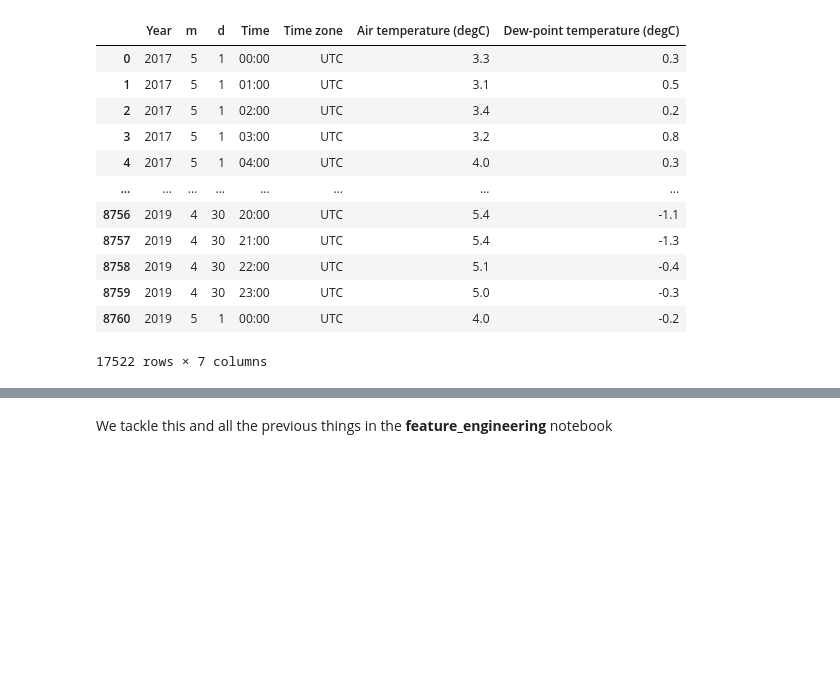
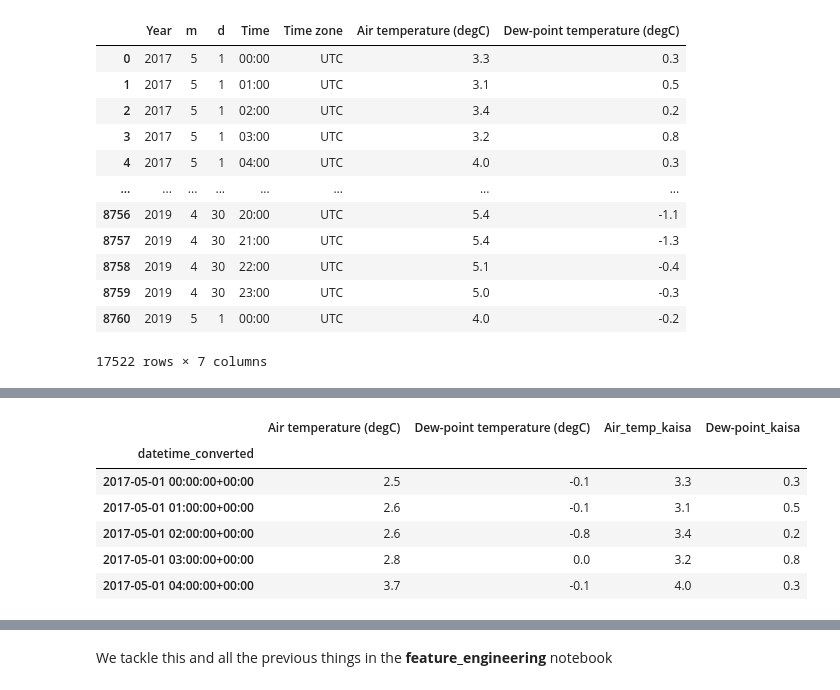
Before and after one commit to screwdriver66/solar_prod_suvilahti, a Jupyter notebook: data_analysis.ipynb, the cells around one changed output, grey strips where cells are left out. Drawn from its saved outputs; the diff is of its cells as text; code cells hidden in the pictures; blank space fills up the shorter version.

```diff
--- a/data_analysis.ipynb
+++ b/data_analysis.ipynb
@@ -390,0 +414,12 @@ slice_start = '2017-05-01'
+# %%
+cols_temp =['Air temperature (degC)', 'Dew-point temperature (degC)']
+df_concat = pd.concat([df_slice[cols_temp],df_kaisaniemi],axis=1)
+df_concat.head()
+# %% [output]
+|  | Air temperature (degC) | Dew-point temperature (degC) | Air_temp_kaisa | Dew-point_kaisa |
+| datetime_converted |  |  |  |  |
+| 2017-05-01 00:00:00+00:00 | 2.5 | -0.1 | 3.3 | 0.3 |
+| 2017-05-01 01:00:00+00:00 | 2.6 | -0.1 | 3.1 | 0.5 |
+| 2017-05-01 02:00:00+00:00 | 2.6 | -0.8 | 3.4 | 0.2 |
+| 2017-05-01 03:00:00+00:00 | 2.8 | 0.0 | 3.2 | 0.8 |
+| 2017-05-01 04:00:00+00:00 | 3.7 | -0.1 | 4.0 | 0.3 |
```
Also changed, not shown: parts of 9 cells of this notebook.
